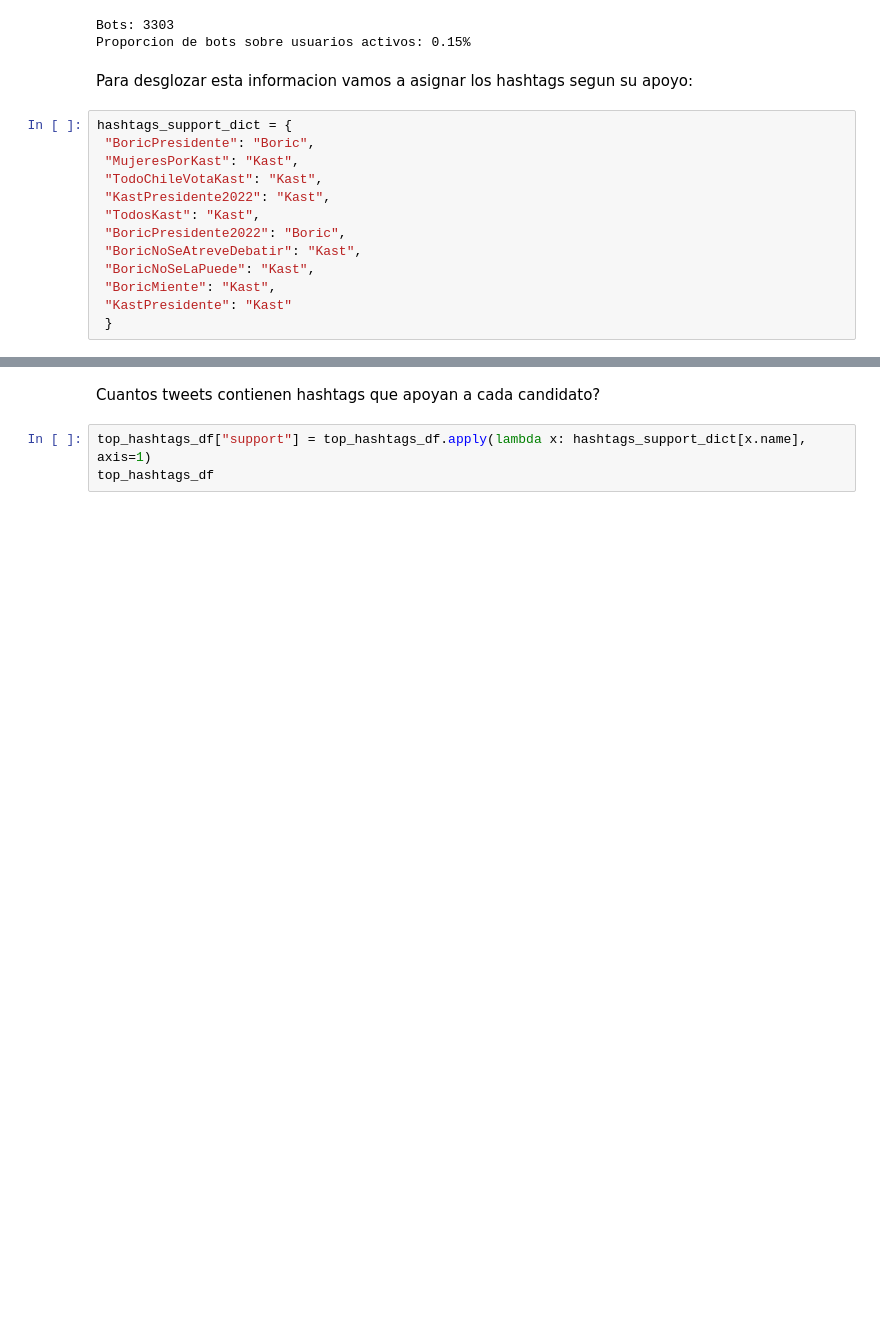
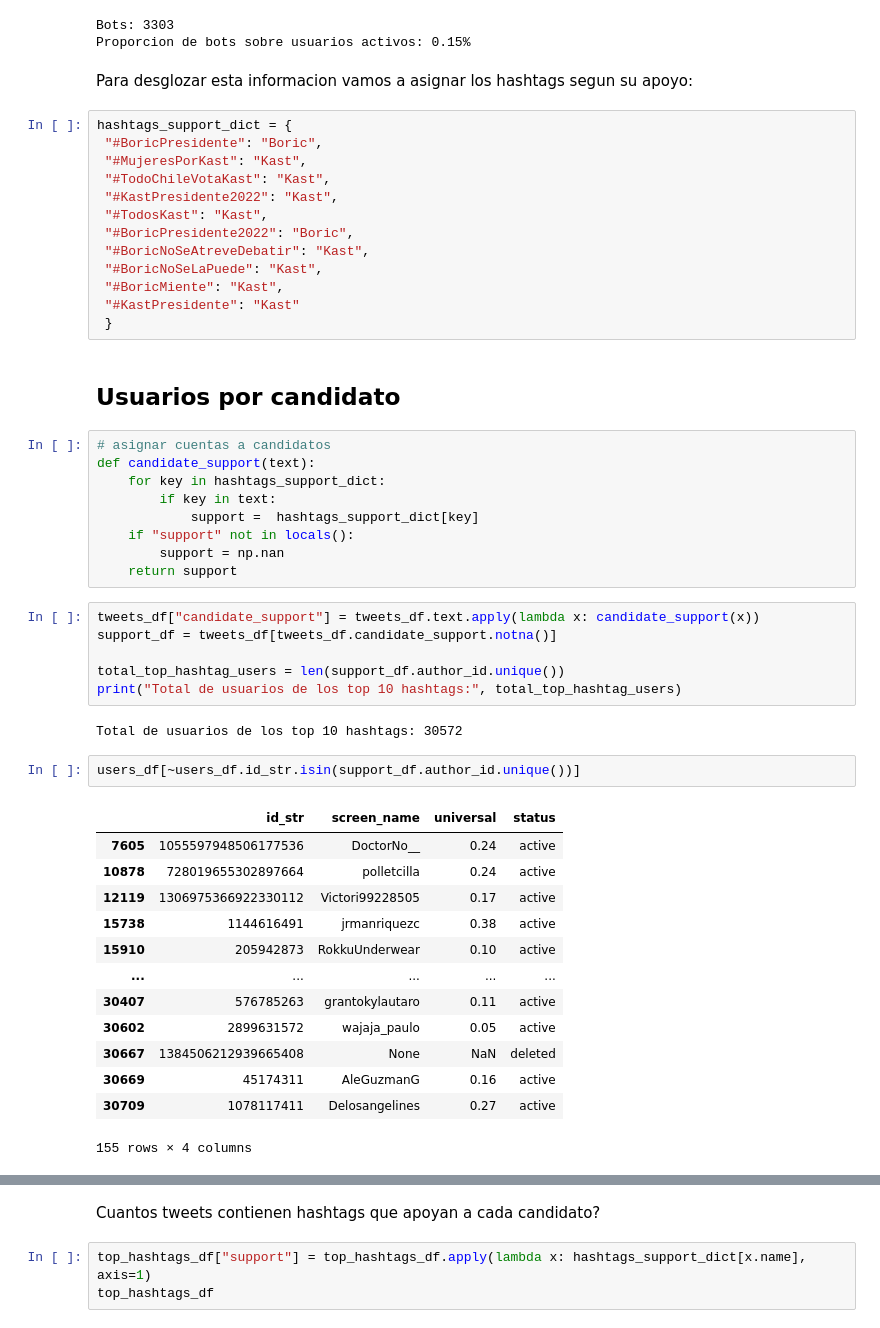
Before and after one commit to destefani/tweets-elecciones, a Jupyter notebook: final_analysis.ipynb, the cells around one changed output, grey strips where cells are left out. Cells and saved outputs as stored; diff of their text form; blank space fills up the shorter version.

Commit message:
delete

```diff
--- a/final_analysis.ipynb
+++ b/final_analysis.ipynb
@@ -163,14 +177,49 @@ Proporcion de bots sobre usuarios activos: 0.15%
 Para desglozar esta informacion vamos a asignar los hashtags segun su apoyo:
 # %%
 hashtags_support_dict = {
- "BoricPresidente": "Boric",
- "MujeresPorKast": "Kast",
- "TodoChileVotaKast": "Kast",
- "KastPresidente2022": "Kast",
- "TodosKast": "Kast",
- "BoricPresidente2022": "Boric",
- "BoricNoSeAtreveDebatir": "Kast",
- "BoricNoSeLaPuede": "Kast",
- "BoricMiente": "Kast",
- "KastPresidente": "Kast"
+ "#BoricPresidente": "Boric",
+ "#MujeresPorKast": "Kast",
+ "#TodoChileVotaKast": "Kast",
+ "#KastPresidente2022": "Kast",
+ "#TodosKast": "Kast",
+ "#BoricPresidente2022": "Boric",
+ "#BoricNoSeAtreveDebatir": "Kast",
+ "#BoricNoSeLaPuede": "Kast",
+ "#BoricMiente": "Kast",
+ "#KastPresidente": "Kast"
  }
+# %% [markdown]
+## Usuarios por candidato
+# %%
+# asignar cuentas a candidatos
+def candidate_support(text):
+    for key in hashtags_support_dict:
+        if key in text:
+            support =  hashtags_support_dict[key]
+    if "support" not in locals():
+        support = np.nan
+    return support
+# %%
+tweets_df["candidate_support"] = tweets_df.text.apply(lambda x: candidate_support(x))
+support_df = tweets_df[tweets_df.candidate_support.notna()]
+
+total_top_hashtag_users = len(support_df.author_id.unique())
+print("Total de usuarios de los top 10 hashtags:", total_top_hashtag_users)
+# %% [output]
+Total de usuarios de los top 10 hashtags: 30572
+# %%
+users_df[~users_df.id_str.isin(support_df.author_id.unique())]
+# %% [output]
+|  | id_str | screen_name | universal | status |
+| 7605 | 1055597948506177536 | DoctorNo__ | 0.24 | active |
+| 10878 | 728019655302897664 | polletcilla | 0.24 | active |
+| 12119 | 1306975366922330112 | Victori99228505 | 0.17 | active |
+| 15738 | 1144616491 | jrmanriquezc | 0.38 | active |
+| 15910 | 205942873 | RokkuUnderwear | 0.10 | active |
+| ... | ... | ... | ... | ... |
+| 30407 | 576785263 | grantokylautaro | 0.11 | active |
+| 30602 | 2899631572 | wajaja_paulo | 0.05 | active |
+| 30667 | 1384506212939665408 | None | NaN | deleted |
+| 30669 | 45174311 | AleGuzmanG | 0.16 | active |
+| 30709 | 1078117411 | Delosangelines | 0.27 | active |
+155 rows × 4 columns
```
Also changed, not shown: parts of 20 cells of this notebook.
